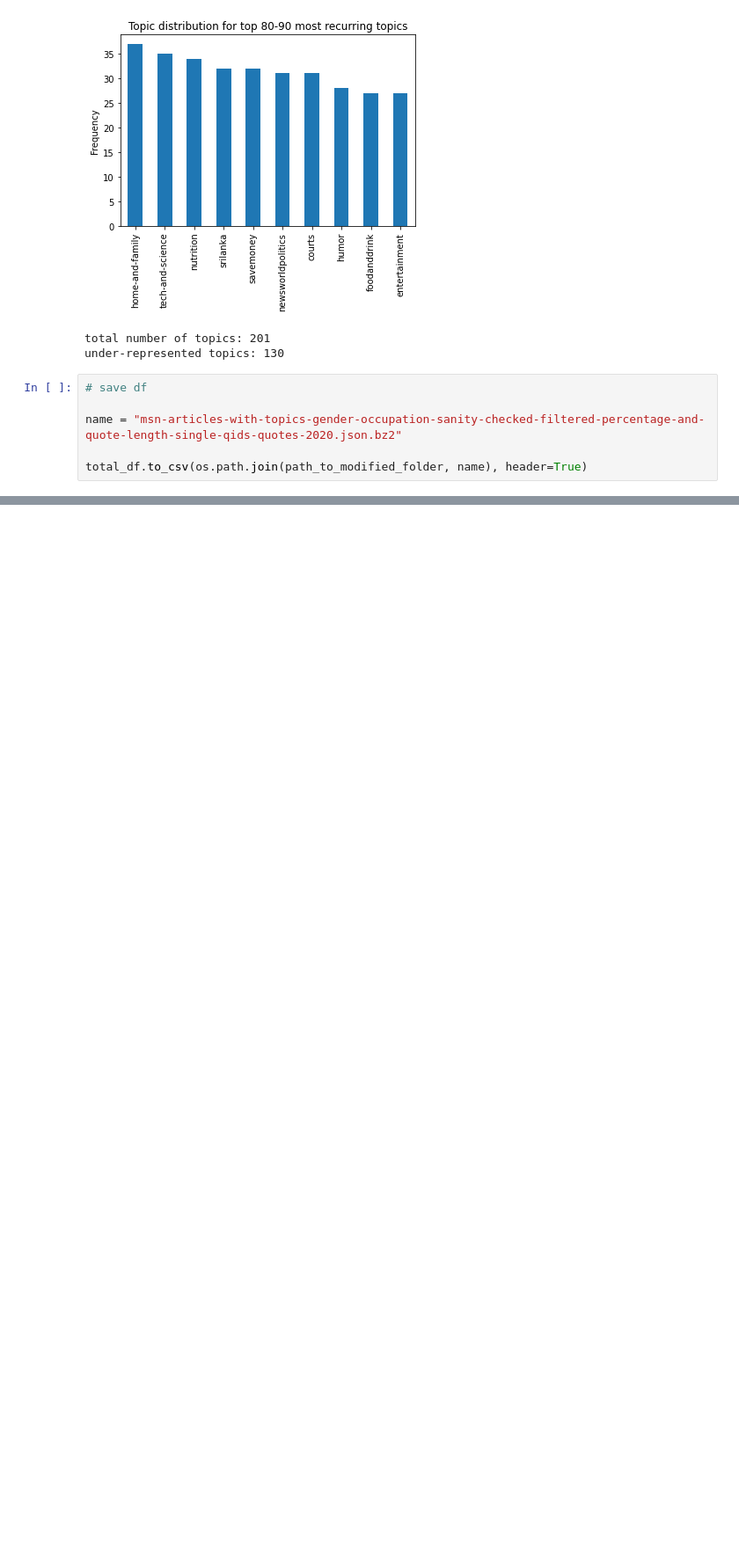
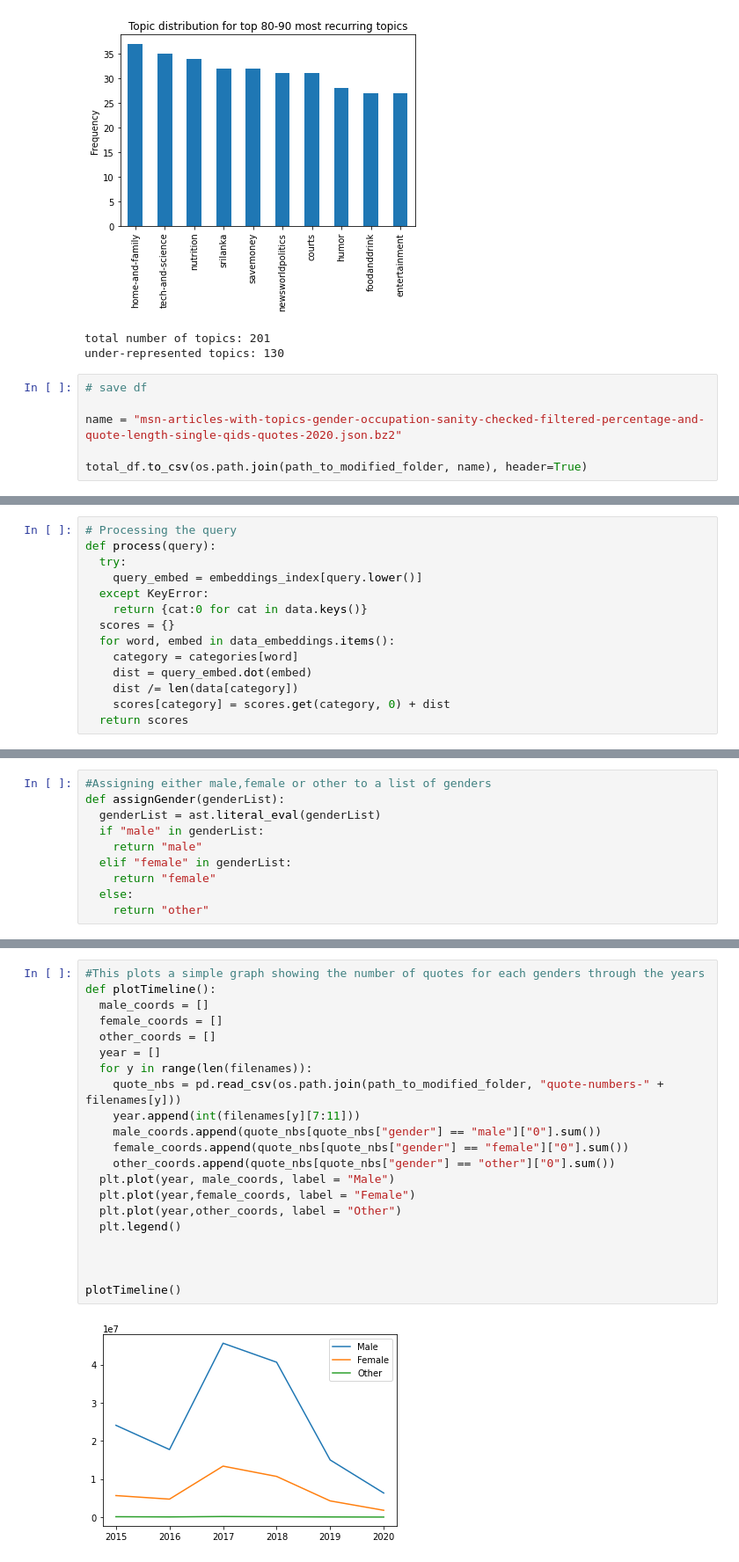
Before and after one commit to epfl-ada/ada-2021-project-rapid-lemons, a Jupyter notebook: Milestone2.ipynb, the cells around one changed output, grey strips where cells are left out. Shown: that part at 88% size. Saved outputs shown, nothing was run; the diff lists cells and outputs as text; blank space fills up the shorter version.

```diff
--- a/Milestone2.ipynb
+++ b/Milestone2.ipynb
@@ -776,0 +935,14 @@ total_df.to_csv(os.path.join(path_to_modified_folder, name), header=True)
+# %%
+# Processing the query
+def process(query):
+  try:
+    query_embed = embeddings_index[query.lower()]
+  except KeyError:
+    return {cat:0 for cat in data.keys()}
+  scores = {}
+  for word, embed in data_embeddings.items():
+    category = categories[word]
+    dist = query_embed.dot(embed)
+    dist /= len(data[category])
+    scores[category] = scores.get(category, 0) + dist
+  return scores
@@ -776,0 +972,10 @@ total_df.to_csv(os.path.join(path_to_modified_folder, name), header=True)
+# %%
+#Assigning either male,female or other to a list of genders
+def assignGender(genderList):
+  genderList = ast.literal_eval(genderList)
+  if "male" in genderList:
+    return "male"
+  elif "female" in genderList:
+    return "female"
+  else:
+    return "other"
@@ -776,0 +1112,23 @@ total_df.to_csv(os.path.join(path_to_modified_folder, name), header=True)
+# %%
+#This plots a simple graph showing the number of quotes for each genders through the years
+def plotTimeline():
+  male_coords = []
+  female_coords = []
+  other_coords = []
+  year = []
+  for y in range(len(filenames)):
+    quote_nbs = pd.read_csv(os.path.join(path_to_modified_folder, "quote-numbers-" + filenames[y]))
+    year.append(int(filenames[y][7:11]))
+    male_coords.append(quote_nbs[quote_nbs["gender"] == "male"]["0"].sum())
+    female_coords.append(quote_nbs[quote_nbs["gender"] == "female"]["0"].sum())
+    other_coords.append(quote_nbs[quote_nbs["gender"] == "other"]["0"].sum())
+  plt.plot(year, male_coords, label = "Male")
+  plt.plot(year,female_coords, label = "Female")
+  plt.plot(year,other_coords, label = "Other")
+  plt.legend()
+
+
+
+plotTimeline()
+# %% [output]
+[figure, added]
```
Also changed, not shown: parts of 25 cells of this notebook.
